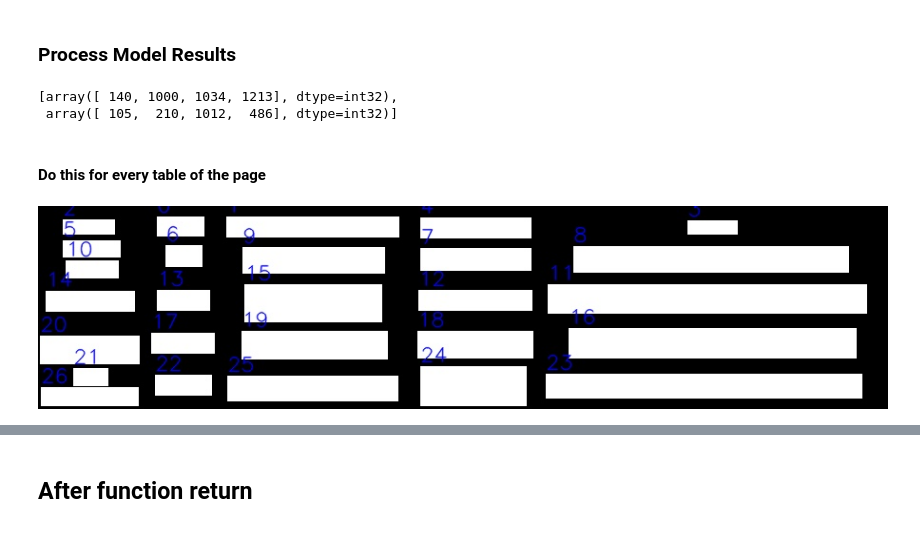
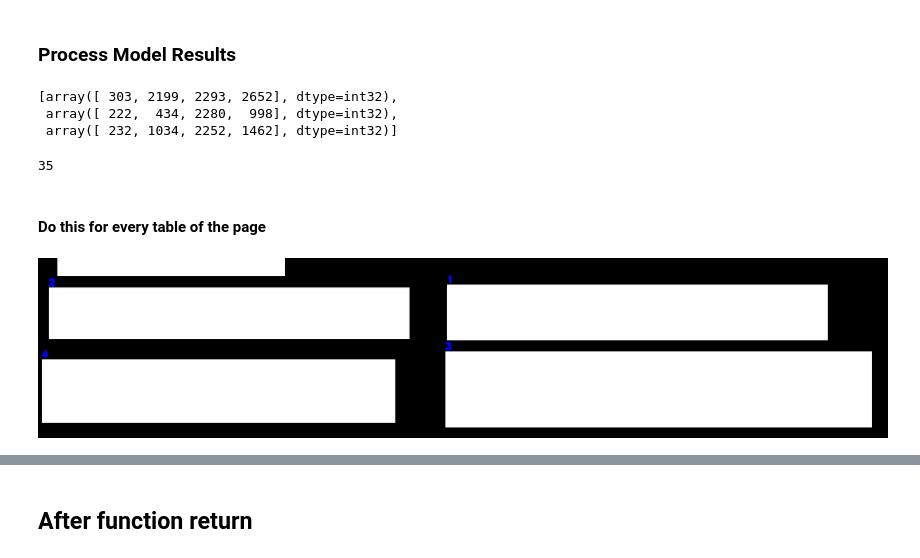
Before and after one commit to iitb-research-code/complete-ocr, a Jupyter notebook: notebooks/Table-Cell-Detection-Faster-RCNN-Demo.ipynb, the cells around one changed output, grey strips where cells are left out. Saved outputs shown, nothing was run; the diff lists cells and outputs as text; code cells hidden in the pictures.

```diff
--- a/notebooks/Table-Cell-Detection-Faster-RCNN-Demo.ipynb
+++ b/notebooks/Table-Cell-Detection-Faster-RCNN-Demo.ipynb
@@ -21,7 +22,7 @@ device = torch.device('cuda') if torch.cuda.is_available() else torch.device('cp
 # load the model and the trained weights
 model = create_model(num_classes=3).to(device)
 model.load_state_dict(torch.load(
-    '../outputs/model100.pth', map_location=device
+    '/home/dhruv/Projects/complete-ocr/rcnn_model/model100.pth', map_location=device
 ))
 model.eval()
 
@@ -30,4 +31,4 @@ CLASSES = [
     'bkg', 'table', 'cell'
 ]
 # any detection having score below this will be discarded
-detection_threshold = 0.95
+detection_threshold = 0.5
@@ -34,7 +39,4 @@ detection_threshold = 0.95
 # %%
-# display(Image(filename='../DEMO/10.jpg'))
-# get the image file name for saving output later on
-image_name = '../DEMO/10.jpg'
 image = cv2.imread(image_name)
 orig_image = image.copy()
 # BGR to RGB
@@ -76,7 +78,7 @@ if len(outputs[0]['boxes']) != 0:
                     2, lineType=cv2.LINE_AA)
     #cv2.imshow('Prediction', orig_image)
     #cv2.waitKey(1)
-    cv2.imwrite(f"../DEMO/{image_name}_PRED.jpg", orig_image,)
+    cv2.imwrite(f"{image_name[:-4]}_PRED.jpg", orig_image,)
 print('PREDICTION COMPLETE')
 # %% [output]
 PREDICTION COMPLETE
@@ -117,28 +119,34 @@ def get_cells_from_table(tab, cells):
 # %%
 tables
 # %% [output]
-[array([ 140, 1000, 1034, 1213], dtype=int32),
- array([ 105,  210, 1012,  486], dtype=int32)]
+[array([ 303, 2199, 2293, 2652], dtype=int32),
+ array([ 222,  434, 2280,  998], dtype=int32),
+ array([ 232, 1034, 2252, 1462], dtype=int32)]
+# %%
+len(cells)
+# %% [output]
+35
 # %% [markdown]
 #### Do this for every table of the page
+# %%
+# Select a table here
+ind = 2
 # %%
-ind = 0
-tabcells = get_cells_from_table(tables[0], cells)
+tabcells = get_cells_from_table(tables[ind], cells)
 
 # Sort cells based on y coordinates
 strcells = sorted(tabcells, key=lambda b:b[1]+b[3], reverse=False)
+struc_image = cv2.imread(image_name)
+struc_image = struc_image * 0
+for j, box in enumerate(strcells):
+    cv2.rectangle(struc_image, (int(box[0]), int(box[1])), (int(box[2]), int(box[3])),(255, 255, 255), -1)
+    cv2.putText(struc_image, str(j), (int(box[0]), int(box[1]-5)), cv2.FONT_HERSHEY_SIMPLEX, 0.7, (255, 0, 1), 4, lineType=cv2.LINE_AA)
+cropped_image = struc_image[tables[ind][1]:tables[ind][3], tables[ind][0]:tables[ind][2]]
+
+cv2.imwrite(f"{image_name[:-4]}_struc_PRED.jpg", cropped_image)
+display(Image(filename=f"{image_name[:-4]}_struc_PRED.jpg"))
+# %% [output]
+[figure, added]
-# %%
-struc_image = cv2.imread('../DEMO/10.jpg')
-struc_image = struc_image * 0
-for j, box in enumerate(strcells):
-    cv2.rectangle(struc_image, (int(box[0]), int(box[1])), (int(box[2]), int(box[3])),(255, 255, 255), -1)
-    cv2.putText(struc_image, str(j), (int(box[0]), int(box[1]-5)), cv2.FONT_HERSHEY_SIMPLEX, 0.7, (255, 0, 1), 1, lineType=cv2.LINE_AA)
-cropped_image = struc_image[tables[ind][1]:tables[ind][3], tables[ind][0]:tables[ind][2]]
-
-cv2.imwrite(f"../DEMO/struc_PRED.jpg", cropped_image)
-display(Image(filename='../DEMO/struc_PRED.jpg'))
-# %% [output]
-[figure, removed]
 # %%
 # Calculate Mean height
 cell_heights = [c[3] - c[1] for c in tabcells]
```
Also changed, not shown: parts of 19 cells of this notebook, 2 other files.
